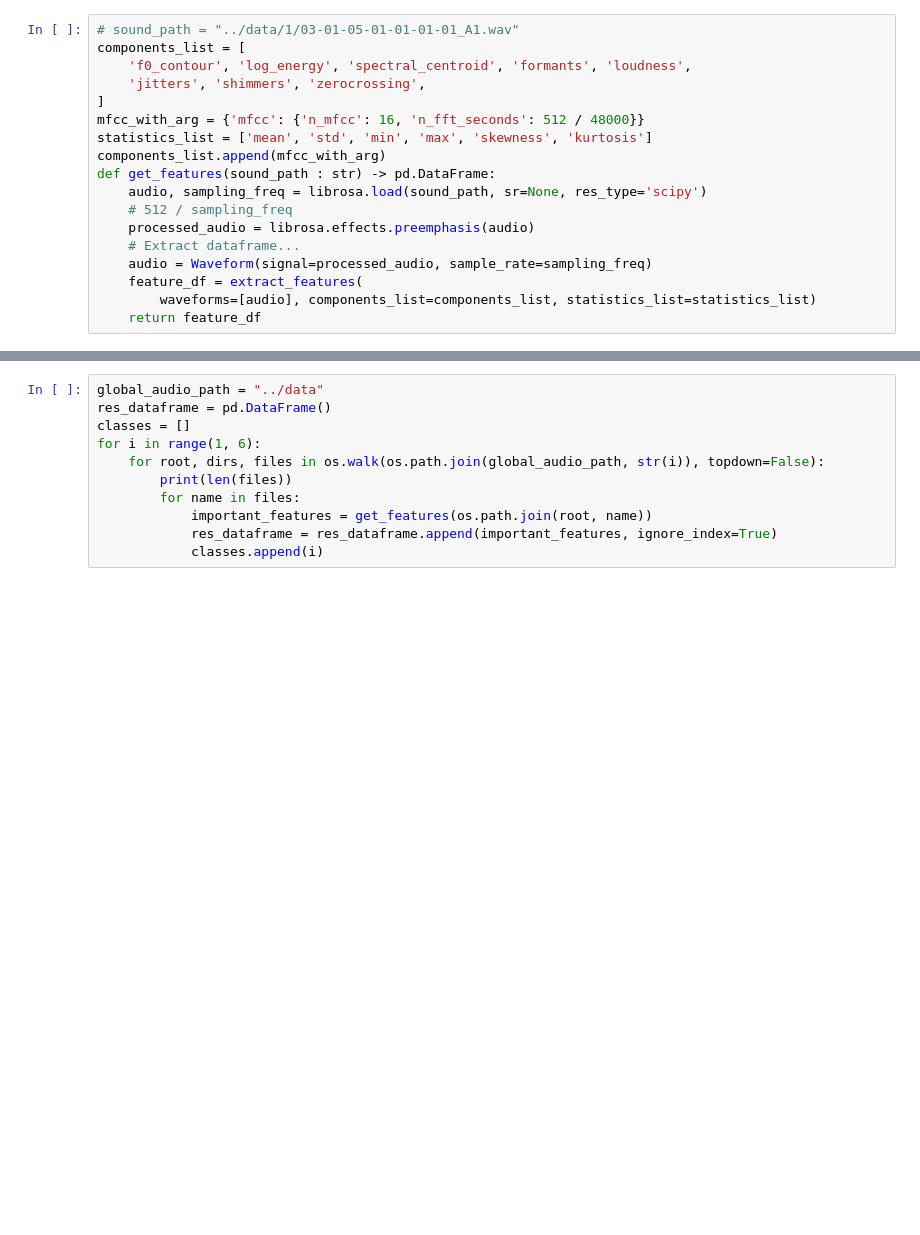
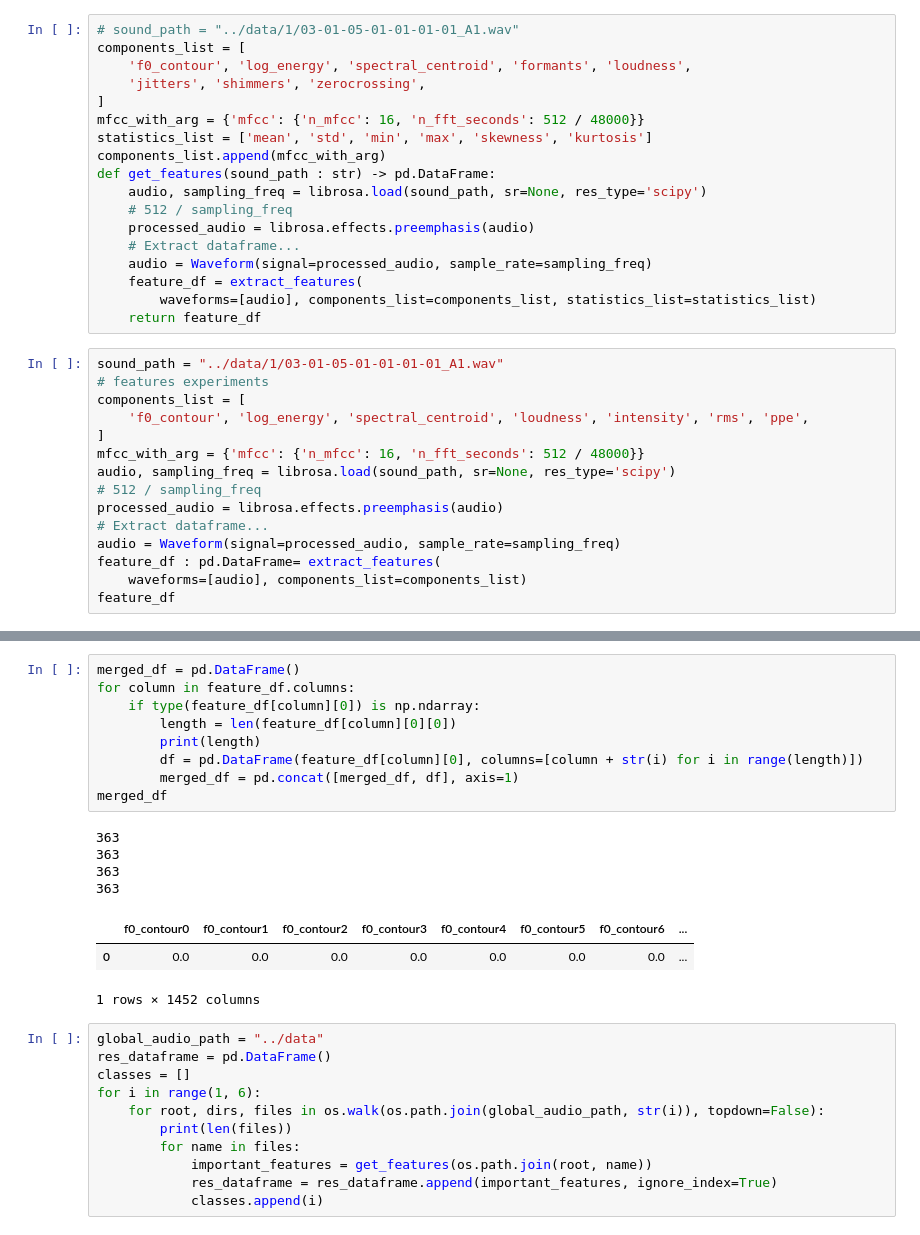
Before and after one commit to yummyKnight/ser_university_challenge, a Jupyter notebook: notebooks/mmfc.ipynb, the cells around one changed output, grey strips where cells are left out. Drawn from its saved outputs; the diff is of its cells as text; blank space fills up the shorter version.

```diff
--- a/notebooks/mmfc.ipynb
+++ b/notebooks/mmfc.ipynb
@@ -108,3 +110,18 @@ def get_features(sound_path : str) -> pd.DataFrame:
     feature_df = extract_features(
         waveforms=[audio], components_list=components_list, statistics_list=statistics_list)
     return feature_df
+# %%
+sound_path = "../data/1/03-01-05-01-01-01-01_A1.wav"
+# features experiments
+components_list = [
+    'f0_contour', 'log_energy', 'spectral_centroid', 'loudness', 'intensity', 'rms', 'ppe',
+]
+mfcc_with_arg = {'mfcc': {'n_mfcc': 16, 'n_fft_seconds': 512 / 48000}}
+audio, sampling_freq = librosa.load(sound_path, sr=None, res_type='scipy')
+# 512 / sampling_freq
+processed_audio = librosa.effects.preemphasis(audio)
+# Extract dataframe...
+audio = Waveform(signal=processed_audio, sample_rate=sampling_freq)
+feature_df : pd.DataFrame= extract_features(
+    waveforms=[audio], components_list=components_list)
+feature_df
@@ -111,3 +131,20 @@ def get_features(sound_path : str) -> pd.DataFrame:
+# %%
+merged_df = pd.DataFrame()
+for column in feature_df.columns:
+    if type(feature_df[column][0]) is np.ndarray:
+        length = len(feature_df[column][0][0])
+        print(length)
+        df = pd.DataFrame(feature_df[column][0], columns=[column + str(i) for i in range(length)])
+        merged_df = pd.concat([merged_df, df], axis=1)
+merged_df
+# %% [output]
+363
+363
+363
+363
+|  | f0_contour0 | f0_contour1 | f0_contour2 | f0_contour3 | f0_contour4 | f0_contour5 | f0_contour6 | ... |
+| 0 | 0.0 | 0.0 | 0.0 | 0.0 | 0.0 | 0.0 | 0.0 | ... |
+1 rows × 1452 columns
 # %%
 global_audio_path = "../data"
 res_dataframe = pd.DataFrame()
```
Also changed, not shown: parts of 8 cells of this notebook.
